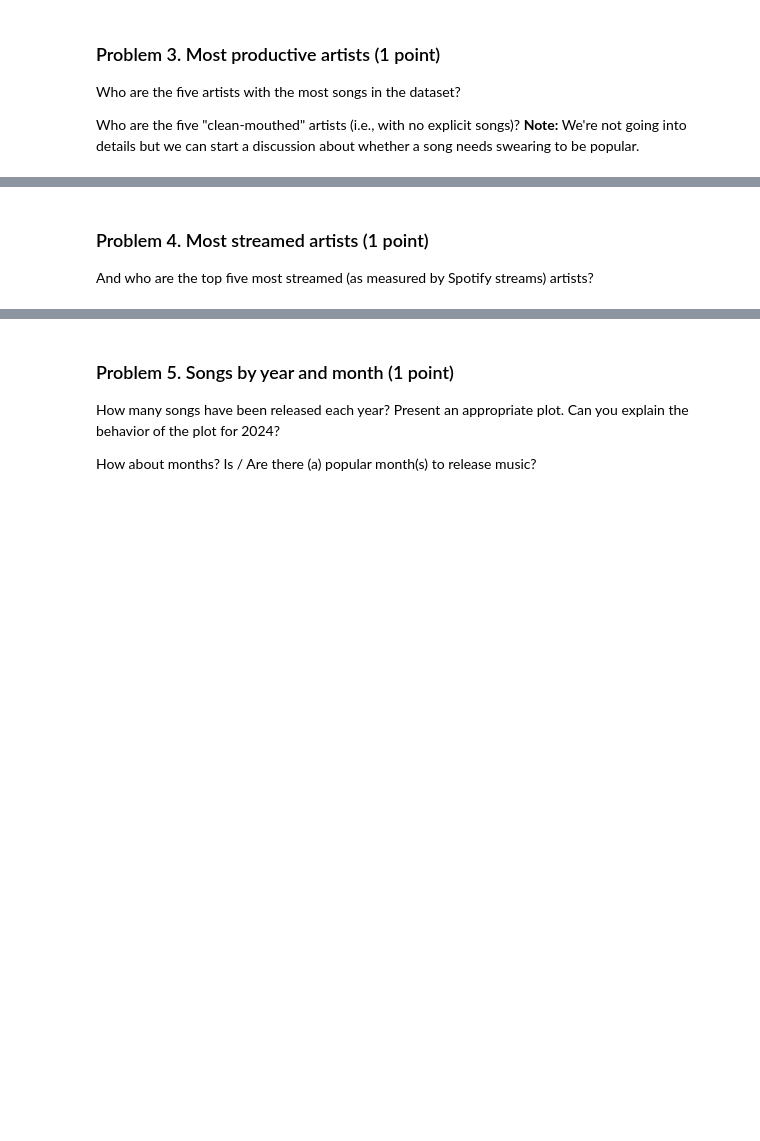
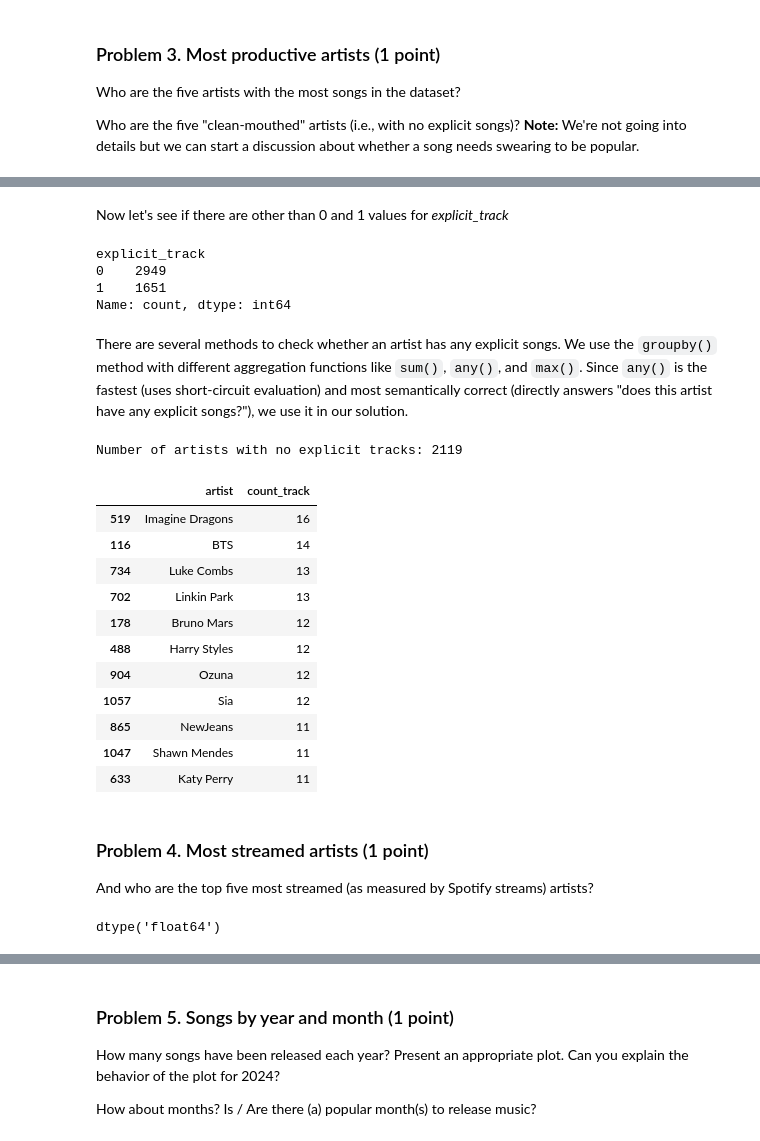
Before and after one commit to VladoDev03/data-science-softuni, a Jupyter notebook: 02-data-visualization-exploratory-data-analysis/Data Visualization and EDA Lab.ipynb, the cells around one changed output, grey strips where cells are left out. Drawn from its saved outputs; the diff is of its cells as text; code cells hidden in the pictures; blank space fills up the shorter version.

```diff
--- a/02-data-visualization-exploratory-data-analysis/Data Visualization and EDA Lab.ipynb
+++ b/02-data-visualization-exploratory-data-analysis/Data Visualization and EDA Lab.ipynb
@@ -157,0 +176,17 @@ Who are the five "clean-mouthed" artists (i.e., with no explicit songs)? **Note:
+# %%
+def get_top_artists(data, top_n=5, group_by="artist", agg_column="track", agg_func="count"):
+    # Create descriptive column name for aggregated values
+    agg_col_name = f"{agg_func}_{agg_column}"
+
+    # Group by specified column and apply aggregation function
+    grouped = data.groupby(group_by)[agg_column].agg(agg_func)
+
+    # Reset index and sort by aggregated values in descending order
+    result = (grouped.reset_index(name=agg_col_name)
+              .sort_values(by=agg_col_name, ascending=False))
+
+    # Assign rank to each group based on aggregated values, with ties getting the same rank and the next rank being the next integer (dense ranking)
+    result["rank"] = result[agg_col_name].rank(method="dense", ascending=False)
+
+    # Filter groups to get only those with rank <= top_n, and drop the rank column
+    return result[result["rank"] <= top_n].drop(columns=["rank"])
@@ -158,3 +204,43 @@ Who are the five "clean-mouthed" artists (i.e., with no explicit songs)? **Note:
+# %% [markdown]
+Now let's see if there are other than 0 and 1 values for *explicit_track*
+# %%
+spotify_data.explicit_track.value_counts()
+# %% [output]
+explicit_track
+0    2949
+1    1651
+Name: count, dtype: int64
+# %% [markdown]
+There are several methods to check whether an artist has any explicit songs. We use the `groupby()` method with different aggregation functions like `sum()`, `any()`, and `max()`. Since `any()` is the fastest (uses short-circuit evaluation) and most semantically correct (directly answers "does this artist have any explicit songs?"), we use it in our solution.
+# %%
+# get all artists that have no explicit tracks in the dataset
+artist_has_explicit = spotify_data.groupby("artist")["explicit_track"].any()
+clean_artists = artist_has_explicit[~artist_has_explicit].index
+no_explicit_artists = spotify_data[spotify_data.artist.isin(clean_artists)]
+
+print(f"Number of artists with no explicit tracks: {no_explicit_artists.shape[0]}")
+# %% [output]
+Number of artists with no explicit tracks: 2119
+# %%
+artists_top5_not_explicit = get_top_artists(no_explicit_artists, top_n=5)
+artists_top5_not_explicit
+# %% [output]
+|  | artist | count_track |
+| 519 | Imagine Dragons | 16 |
+| 116 | BTS | 14 |
+| 734 | Luke Combs | 13 |
+| 702 | Linkin Park | 13 |
+| 178 | Bruno Mars | 12 |
+| 488 | Harry Styles | 12 |
+| 904 | Ozuna | 12 |
+| 1057 | Sia | 12 |
+| 865 | NewJeans | 11 |
+| 1047 | Shawn Mendes | 11 |
+| 633 | Katy Perry | 11 |
 # %% [markdown]
 ### Problem 4. Most streamed artists (1 point)
 And who are the top five most streamed (as measured by Spotify streams) artists?
+# %%
+spotify_data.spotify_streams.dtype
+# %% [output]
+dtype('float64')
```
Also changed, not shown: parts of 5 cells of this notebook.
